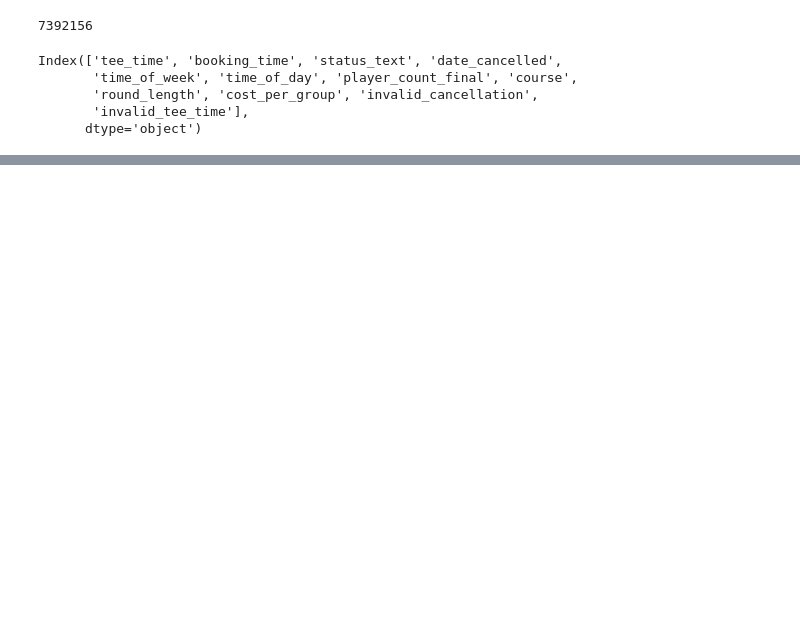
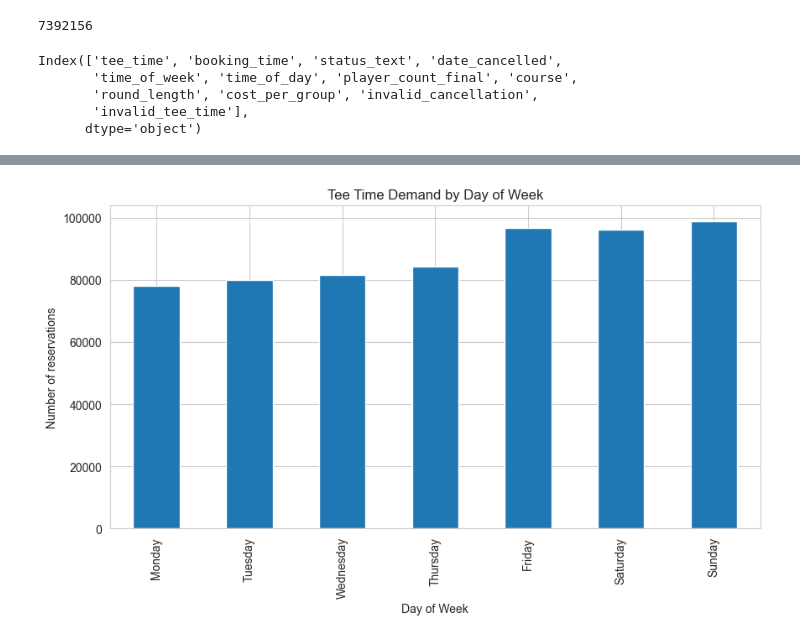
Before and after one commit to Dshaw630/bethpage-tee-time-analysis, a Jupyter notebook: notebooks/03_exploratory_analysis.ipynb, the cells around one changed output, grey strips where cells are left out. Cells and saved outputs as stored; diff of their text form; code cells hidden in the pictures; blank space fills up the shorter version.

```diff
--- a/notebooks/03_exploratory_analysis.ipynb
+++ b/notebooks/03_exploratory_analysis.ipynb
@@ -28,0 +88,13 @@ Index(['tee_time', 'booking_time', 'status_text', 'date_cancelled',
+# %%
+#demand by day of week
+DOW_demand = df.groupby(df["tee_time"].dt.day_name()).size()
+day_order = ["Monday", "Tuesday", "Wednesday","Thursday", "Friday", "Saturday", "Sunday"]
+DOW_demand = DOW_demand.reindex(day_order)
+
+DOW_demand.plot(kind="bar",figsize=(10,5))
+plt.title("Tee Time Demand by Day of Week")
+plt.xlabel("Day of Week")
+plt.ylabel("Number of reservations")
+plt.show()
+# %% [output]
+[figure, added]
```
Also changed, not shown: parts of 3 cells of this notebook.
